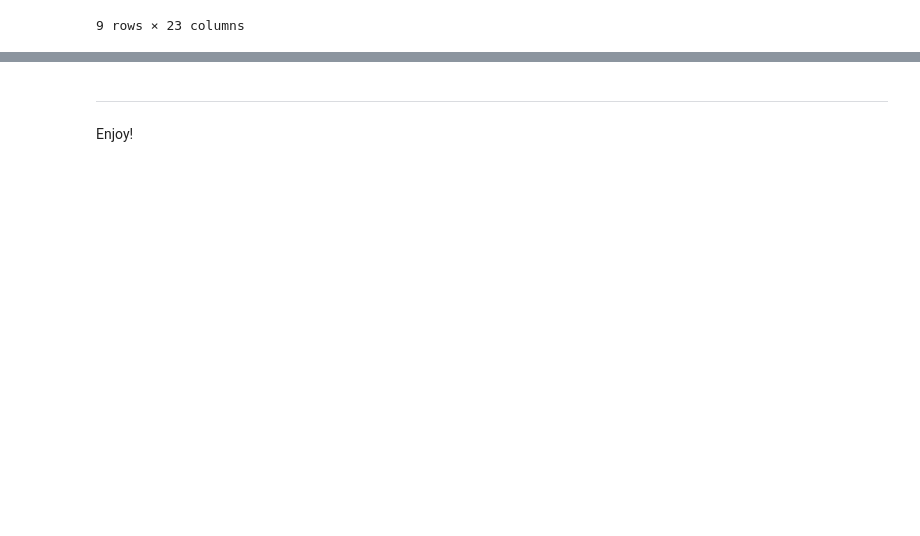
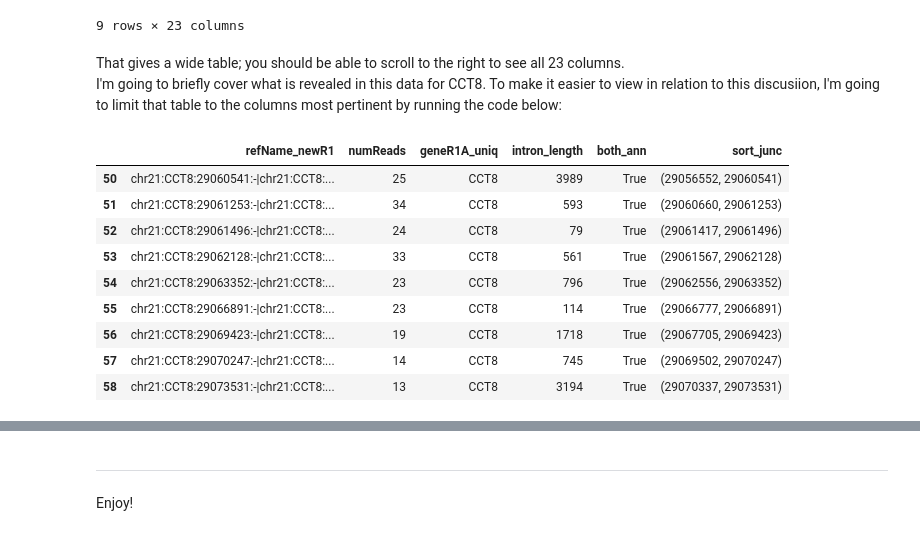
Before and after one commit to fomightez/SICILIAN-binder, a Jupyter notebook: Demo_SICILIAN_via_MyBinder_with_human_Chr_21.ipynb, the cells around one changed output, grey strips where cells are left out. Cells and saved outputs as stored; diff of their text form; code cells hidden in the pictures; blank space fills up the shorter version.

```diff
--- a/Demo_SICILIAN_via_MyBinder_with_human_Chr_21.ipynb
+++ b/Demo_SICILIAN_via_MyBinder_with_human_Chr_21.ipynb
@@ -376,4 +399,20 @@ df[df.geneR1A_uniq.values == "CCT8"]
 | 57 | chr21:CCT8:29070247:-|chr21:CCT8:... | 14 | CCT8 | CCT8 | chr21 | 29070247 | 29069502 | - | ... |
 | 58 | chr21:CCT8:29073531:-|chr21:CCT8:... | 13 | CCT8 | CCT8 | chr21 | 29073531 | 29070337 | - | ... |
 9 rows × 23 columns
+# %% [markdown]
+That gives a wide table; you should be able to scroll to the right to see all 23 columns.
+I'm going to briefly cover what is revealed in this data for CCT8. To make it easier to view in relation to this discusiion, I'm going to limit that table to the columns most pertinent by running the code below:
+# %%
+df[df.geneR1A_uniq.values == "CCT8"][['refName_newR1','numReads','geneR1A_uniq','intron_length','both_ann','sort_junc']]
+# %% [output]
+|  | refName_newR1 | numReads | geneR1A_uniq | intron_length | both_ann | sort_junc |
+| 50 | chr21:CCT8:29060541:-|chr21:CCT8:... | 25 | CCT8 | 3989 | True | (29056552, 29060541) |
+| 51 | chr21:CCT8:29061253:-|chr21:CCT8:... | 34 | CCT8 | 593 | True | (29060660, 29061253) |
+| 52 | chr21:CCT8:29061496:-|chr21:CCT8:... | 24 | CCT8 | 79 | True | (29061417, 29061496) |
+| 53 | chr21:CCT8:29062128:-|chr21:CCT8:... | 33 | CCT8 | 561 | True | (29061567, 29062128) |
+| 54 | chr21:CCT8:29063352:-|chr21:CCT8:... | 23 | CCT8 | 796 | True | (29062556, 29063352) |
+| 55 | chr21:CCT8:29066891:-|chr21:CCT8:... | 23 | CCT8 | 114 | True | (29066777, 29066891) |
+| 56 | chr21:CCT8:29069423:-|chr21:CCT8:... | 19 | CCT8 | 1718 | True | (29067705, 29069423) |
+| 57 | chr21:CCT8:29070247:-|chr21:CCT8:... | 14 | CCT8 | 745 | True | (29069502, 29070247) |
+| 58 | chr21:CCT8:29073531:-|chr21:CCT8:... | 13 | CCT8 | 3194 | True | (29070337, 29073531) |
 # %% [markdown]
```
Also changed, not shown: parts of 10 cells of this notebook, 1 other file.
